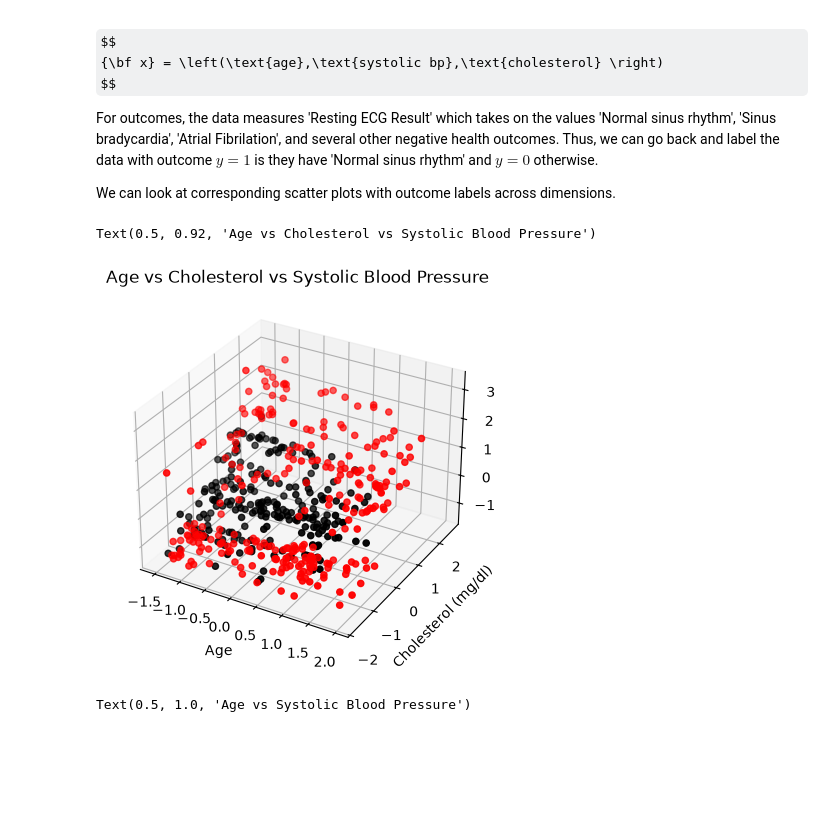
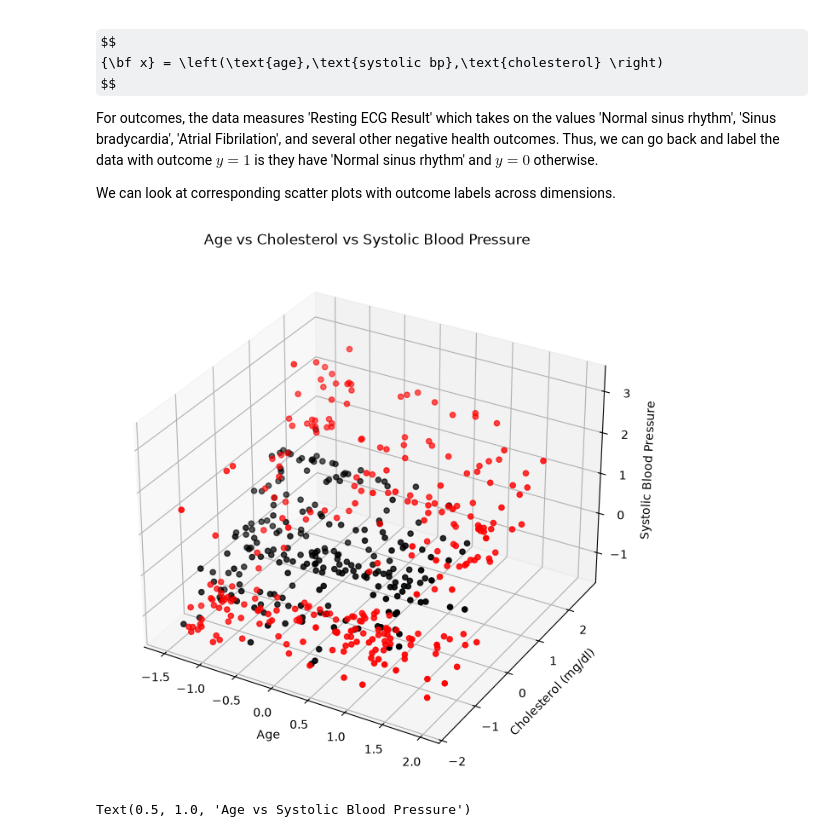
Before and after one commit to curtis-chris/Math_540_Fall_2026, a Jupyter notebook: Lecture_Notes_and_Code/Regression_and_Sparsity/Classification_and_Logistic_Regression.ipynb, the cells around one changed output. Drawn from its saved outputs; the diff is of its cells as text; code cells hidden in the pictures; some formulas as TeX source; blank space fills up the shorter version.

```diff
--- a/Lecture_Notes_and_Code/Regression_and_Sparsity/Classification_and_Logistic_Regression.ipynb
+++ b/Lecture_Notes_and_Code/Regression_and_Sparsity/Classification_and_Logistic_Regression.ipynb
@@ -50,18 +50,19 @@ unhealthy = ~healthy
 y[healthy] = 1
 # %%
 
-fig = plt.figure()
+fig = plt.figure(figsize=(10, 8))
 ax = fig.add_subplot(projection='3d')
 
 ax.scatter(age[healthy], chol[healthy], systolic_bp[healthy], c='k')
 ax.scatter(age[unhealthy], chol[unhealthy], systolic_bp[unhealthy], c='r')
 ax.set_xlabel('Age')
 ax.set_ylabel('Cholesterol (mg/dl)')
 ax.set_zlabel('Systolic Blood Pressure')
 ax.set_title('Age vs Cholesterol vs Systolic Blood Pressure')
+
+plt.show()
 # %% [output]
-Text(0.5, 0.92, 'Age vs Cholesterol vs Systolic Blood Pressure')
-[figure, old version]
+[figure, new version]
 # %%
 plt.scatter(age[healthy], systolic_bp[healthy], c='k')
 plt.scatter(age[unhealthy], systolic_bp[unhealthy], c='r')
```
Also changed, not shown: parts of 7 cells of this notebook.
